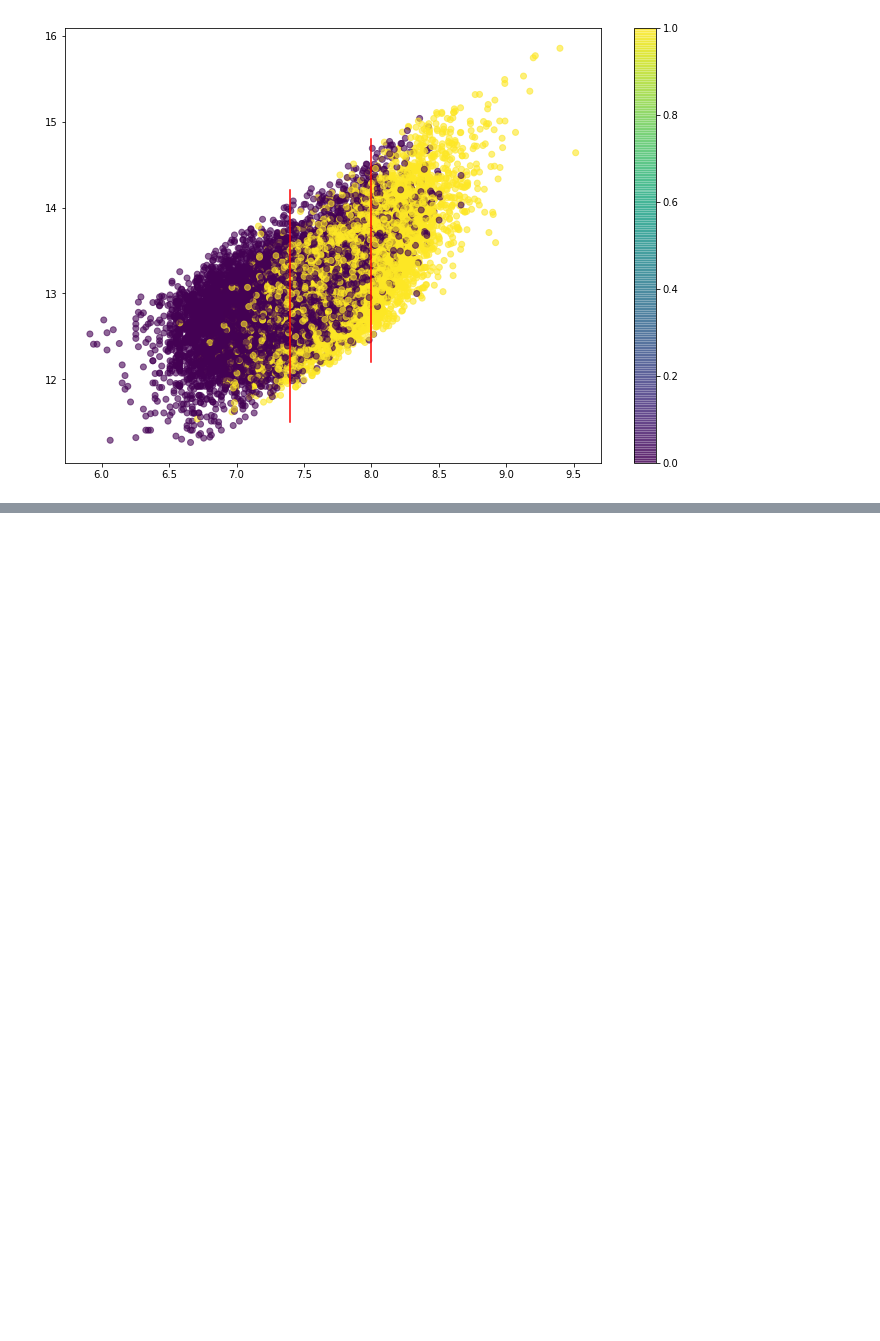
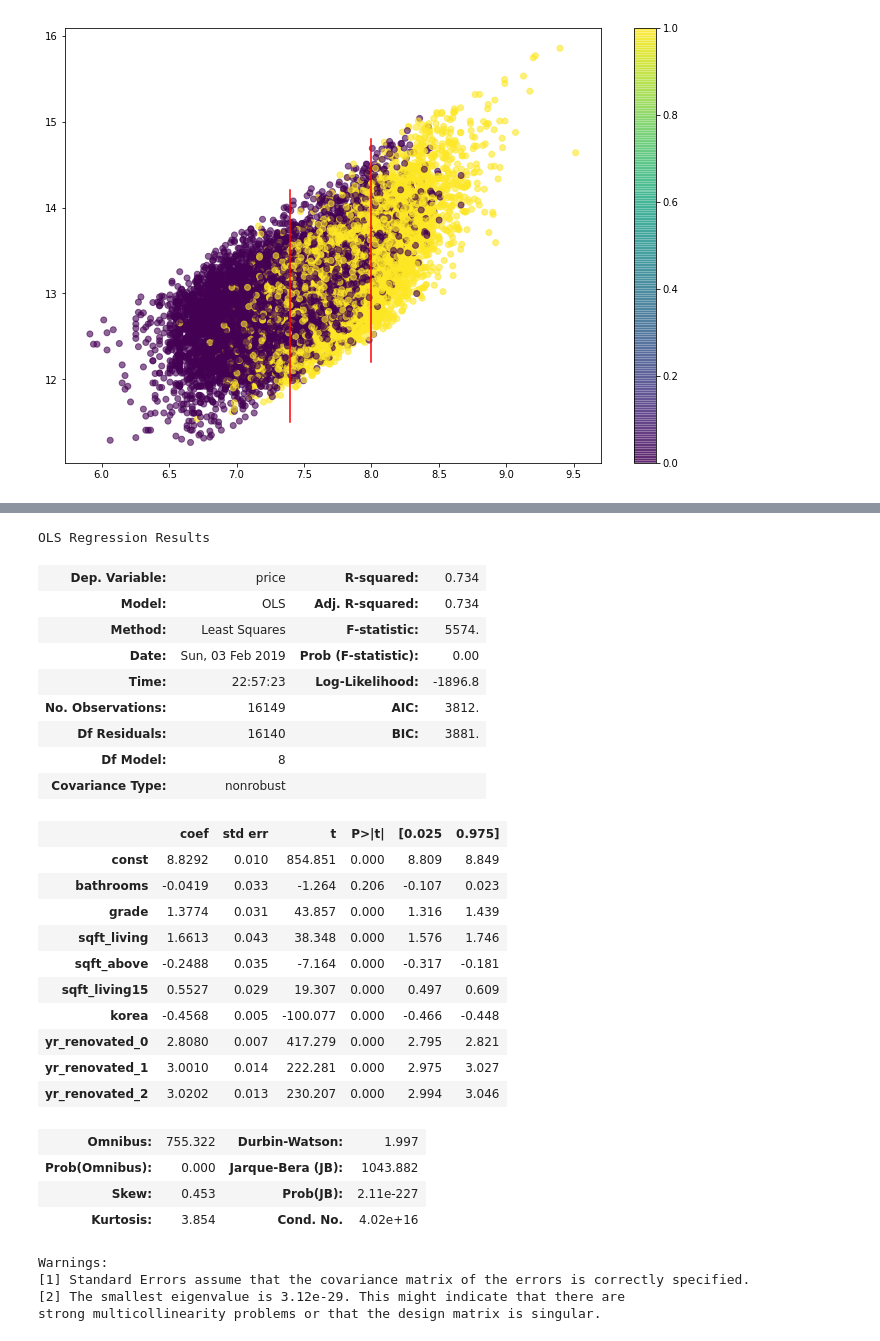
Before and after one commit to ktzioumis/Kings-County-Housing-Prices, a Jupyter notebook: student.ipynb, the cells around one changed output, grey strips where cells are left out. Drawn from its saved outputs; the diff is of its cells as text; code cells hidden in the pictures; blank space fills up the shorter version.

```diff
--- a/student.ipynb
+++ b/student.ipynb
@@ -895,0 +901,9 @@ In the central segment,however, we see a real mix of houses being bigger and sma
+# %%
+
+from sklearn.model_selection import train_test_split
+#function to split our data into train and test sets
+X=df_modelling.drop(columns='price')
+y=df_modelling['price']
+#add a constant
+X = sm.add_constant(X)
+X_train,X_test,y_train,y_test=train_test_split(X,y)
@@ -895,0 +914,33 @@ In the central segment,however, we see a real mix of houses being bigger and sma
+# %%
+model=sm.OLS(y_train,X_train).fit()
+model.summary()
+# %% [output]
+OLS Regression Results
+| Dep. Variable: | price | R-squared: | 0.734 |
+| Model: | OLS | Adj. R-squared: | 0.734 |
+| Method: | Least Squares | F-statistic: | 5574. |
+| Date: | Sun, 03 Feb 2019 | Prob (F-statistic): | 0.00 |
+| Time: | 22:57:23 | Log-Likelihood: | -1896.8 |
+| No. Observations: | 16149 | AIC: | 3812. |
+| Df Residuals: | 16140 | BIC: | 3881. |
+| Df Model: | 8 |  |  |
+| Covariance Type: | nonrobust |  |  |
+|  | coef | std err | t | P>|t| | [0.025 | 0.975] |
+| const | 8.8292 | 0.010 | 854.851 | 0.000 | 8.809 | 8.849 |
+| bathrooms | -0.0419 | 0.033 | -1.264 | 0.206 | -0.107 | 0.023 |
+| grade | 1.3774 | 0.031 | 43.857 | 0.000 | 1.316 | 1.439 |
+| sqft_living | 1.6613 | 0.043 | 38.348 | 0.000 | 1.576 | 1.746 |
+| sqft_above | -0.2488 | 0.035 | -7.164 | 0.000 | -0.317 | -0.181 |
+| sqft_living15 | 0.5527 | 0.029 | 19.307 | 0.000 | 0.497 | 0.609 |
+| korea | -0.4568 | 0.005 | -100.077 | 0.000 | -0.466 | -0.448 |
+| yr_renovated_0 | 2.8080 | 0.007 | 417.279 | 0.000 | 2.795 | 2.821 |
+| yr_renovated_1 | 3.0010 | 0.014 | 222.281 | 0.000 | 2.975 | 3.027 |
+| yr_renovated_2 | 3.0202 | 0.013 | 230.207 | 0.000 | 2.994 | 3.046 |
+| Omnibus: | 755.322 | Durbin-Watson: | 1.997 |
+| Prob(Omnibus): | 0.000 | Jarque-Bera (JB): | 1043.882 |
+| Skew: | 0.453 | Prob(JB): | 2.11e-227 |
+| Kurtosis: | 3.854 | Cond. No. | 4.02e+16 |
+Warnings:
+[1] Standard Errors assume that the covariance matrix of the errors is correctly specified.
+[2] The smallest eigenvalue is 3.12e-29. This might indicate that there are
+strong multicollinearity problems or that the design matrix is singular.
```
Also changed, not shown: parts of 47 cells of this notebook, 1 other file.
